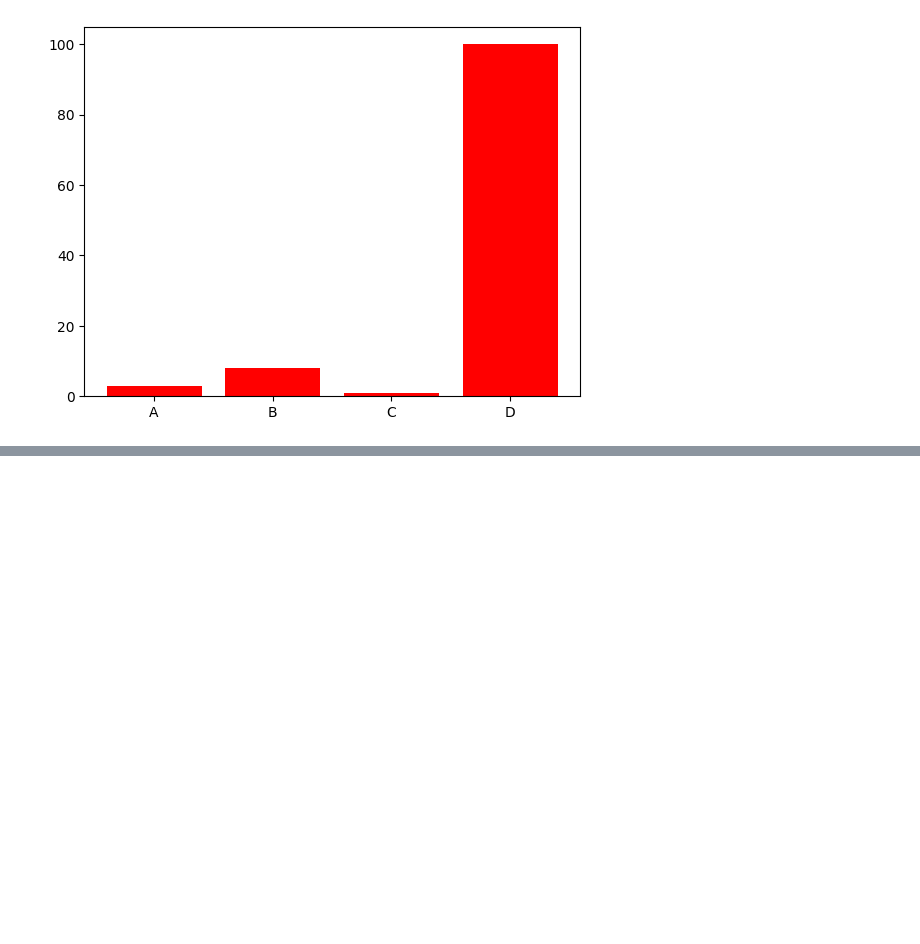
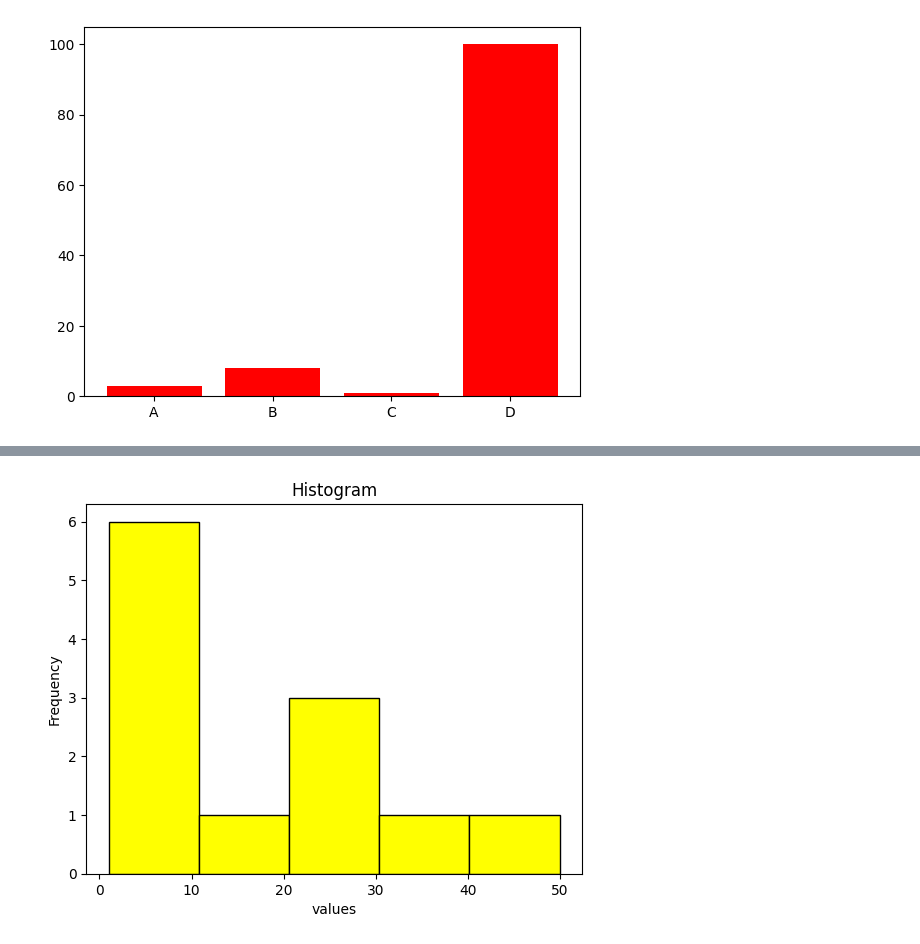
Before and after one commit to KISMAT1234/python, a Jupyter notebook: matplotlib/index.ipynb, the cells around one changed output, grey strips where cells are left out. Cells and saved outputs as stored; diff of their text form; code cells hidden in the pictures; blank space fills up the shorter version.

```diff
--- a/matplotlib/index.ipynb
+++ b/matplotlib/index.ipynb
@@ -24,0 +28,9 @@ plt.show()
+# %%
+data = [10,1,4,5,6,7,20,25,27,30,40,50]
+plt.hist(x = data, bins = 5, color = "yellow" , edgecolor = "black")
+plt.title("Histogram")
+plt.xlabel("values")
+plt.ylabel("Frequency")
+plt.show()
+# %% [output]
+[figure, added]
```
Also changed, not shown: parts of 6 cells of this notebook.
